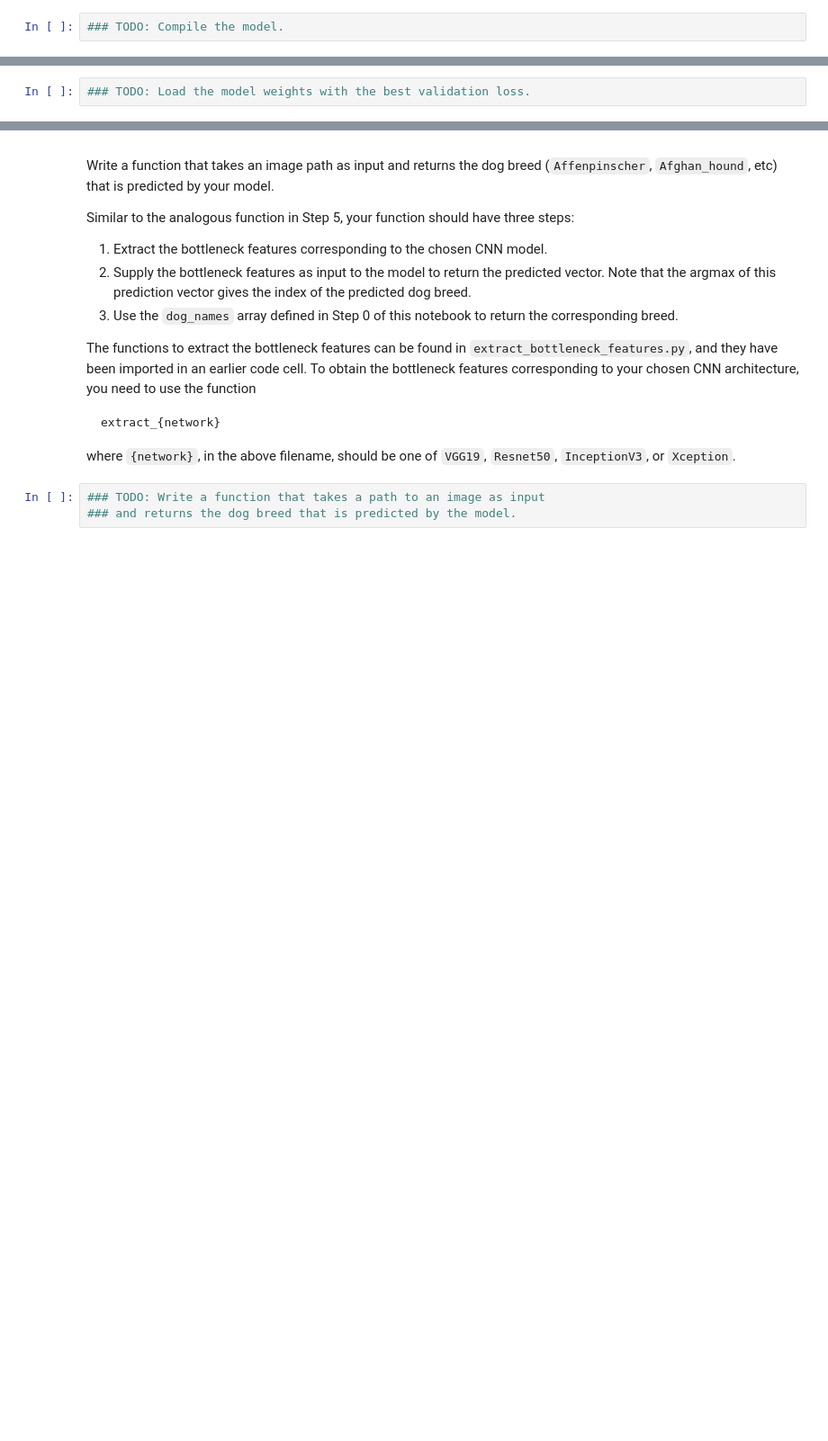
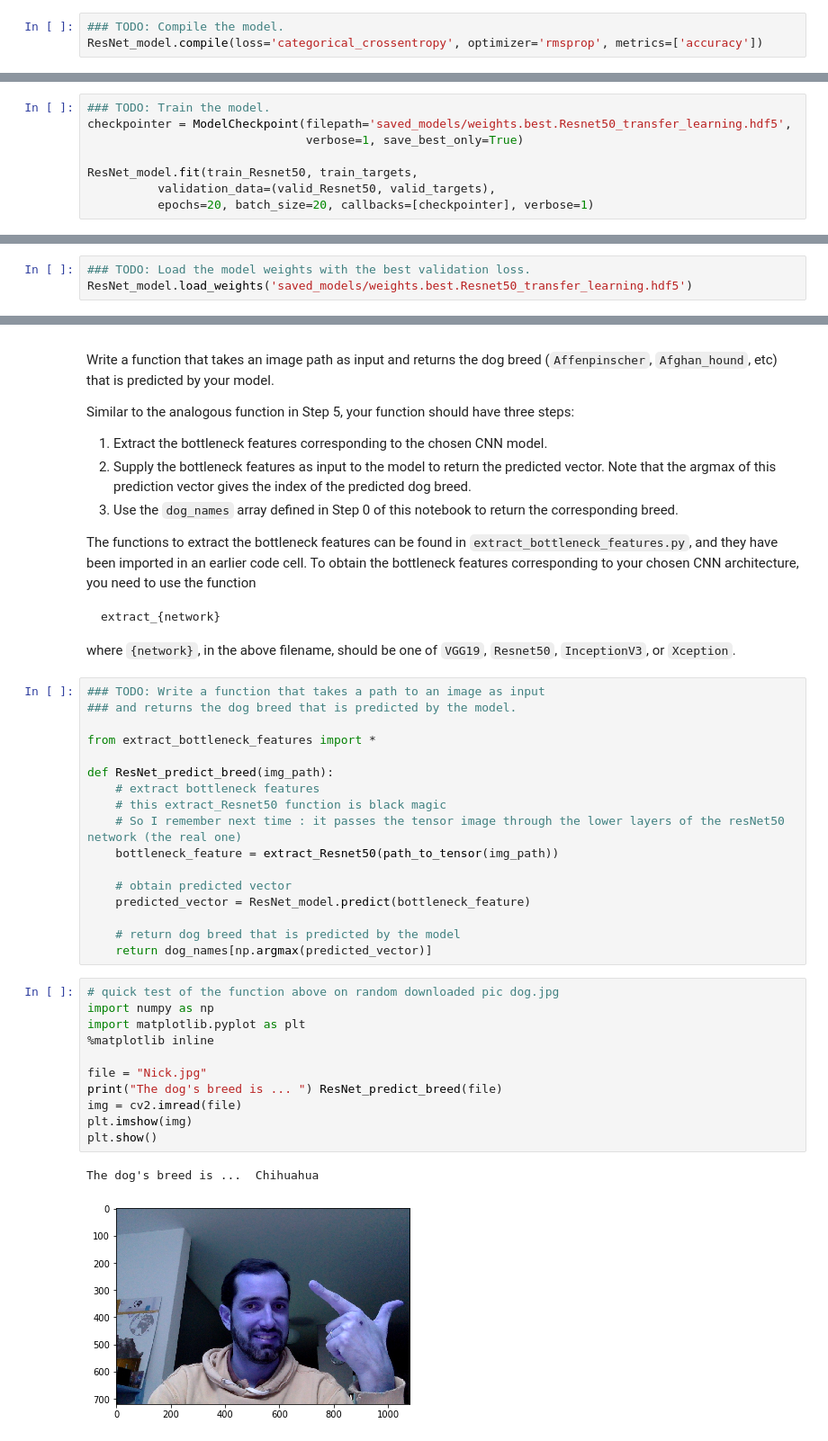
Before and after one commit to nicol4sb/classifier-cnn, a Jupyter notebook: dog_app.ipynb, the cells around one changed output, grey strips where cells are left out. Shown at 90% size. Saved outputs shown, nothing was run; the diff lists cells and outputs as text; blank space fills up the shorter version.

Commit message:
Step 5 - network with transfer learning based on ResNet50 - and complete execution pipeline

```diff
--- a/dog_app.ipynb
+++ b/dog_app.ipynb
@@ -711,6 +810,7 @@ __Answer:__
 ### (IMPLEMENTATION) Compile the Model
 # %%
 ### TODO: Compile the model.
+ResNet_model.compile(loss='categorical_crossentropy', optimizer='rmsprop', metrics=['accuracy'])
 # %% [markdown]
 ### (IMPLEMENTATION) Train the Model
 
@@ -721,0 +820,8 @@ You are welcome to [augment the training data](https://blog.keras.io/building-po
+# %%
+### TODO: Train the model.
+checkpointer = ModelCheckpoint(filepath='saved_models/weights.best.Resnet50_transfer_learning.hdf5',
+                               verbose=1, save_best_only=True)
+
+ResNet_model.fit(train_Resnet50, train_targets,
+          validation_data=(valid_Resnet50, valid_targets),
+          epochs=20, batch_size=20, callbacks=[checkpointer], verbose=1)
@@ -723,6 +848,7 @@ You are welcome to [augment the training data](https://blog.keras.io/building-po
 ### (IMPLEMENTATION) Load the Model with the Best Validation Loss
 # %%
 ### TODO: Load the model weights with the best validation loss.
+ResNet_model.load_weights('saved_models/weights.best.Resnet50_transfer_learning.hdf5')
 # %% [markdown]
 ### (IMPLEMENTATION) Test the Model
 
@@ -747,6 +886,34 @@ where `{network}`, in the above filename, should be one of `VGG19`, `Resnet50`,
 # %%
 ### TODO: Write a function that takes a path to an image as input
 ### and returns the dog breed that is predicted by the model.
+
+from extract_bottleneck_features import *
+
+def ResNet_predict_breed(img_path):
+    # extract bottleneck features
+    # this extract_Resnet50 function is black magic
+    # So I remember next time : it passes the tensor image through the lower layers of the resNet50 network (the real one)
+    bottleneck_feature = extract_Resnet50(path_to_tensor(img_path))
+
+    # obtain predicted vector
+    predicted_vector = ResNet_model.predict(bottleneck_feature)
+
+    # return dog breed that is predicted by the model
+    return dog_names[np.argmax(predicted_vector)]
+# %%
+# quick test of the function above on random downloaded pic dog.jpg
+import numpy as np
+import matplotlib.pyplot as plt
+%matplotlib inline
+
+file = "Nick.jpg"
+print("The dog's breed is ... ") ResNet_predict_breed(file)
+img = cv2.imread(file)
+plt.imshow(img)
+plt.show()
+# %% [output]
+The dog's breed is ...  Chihuahua
+[figure, added]
 # %% [markdown]
 ---
 <a id='step6'></a>
```
Also changed, not shown: parts of 27 cells of this notebook, 5 other files.
